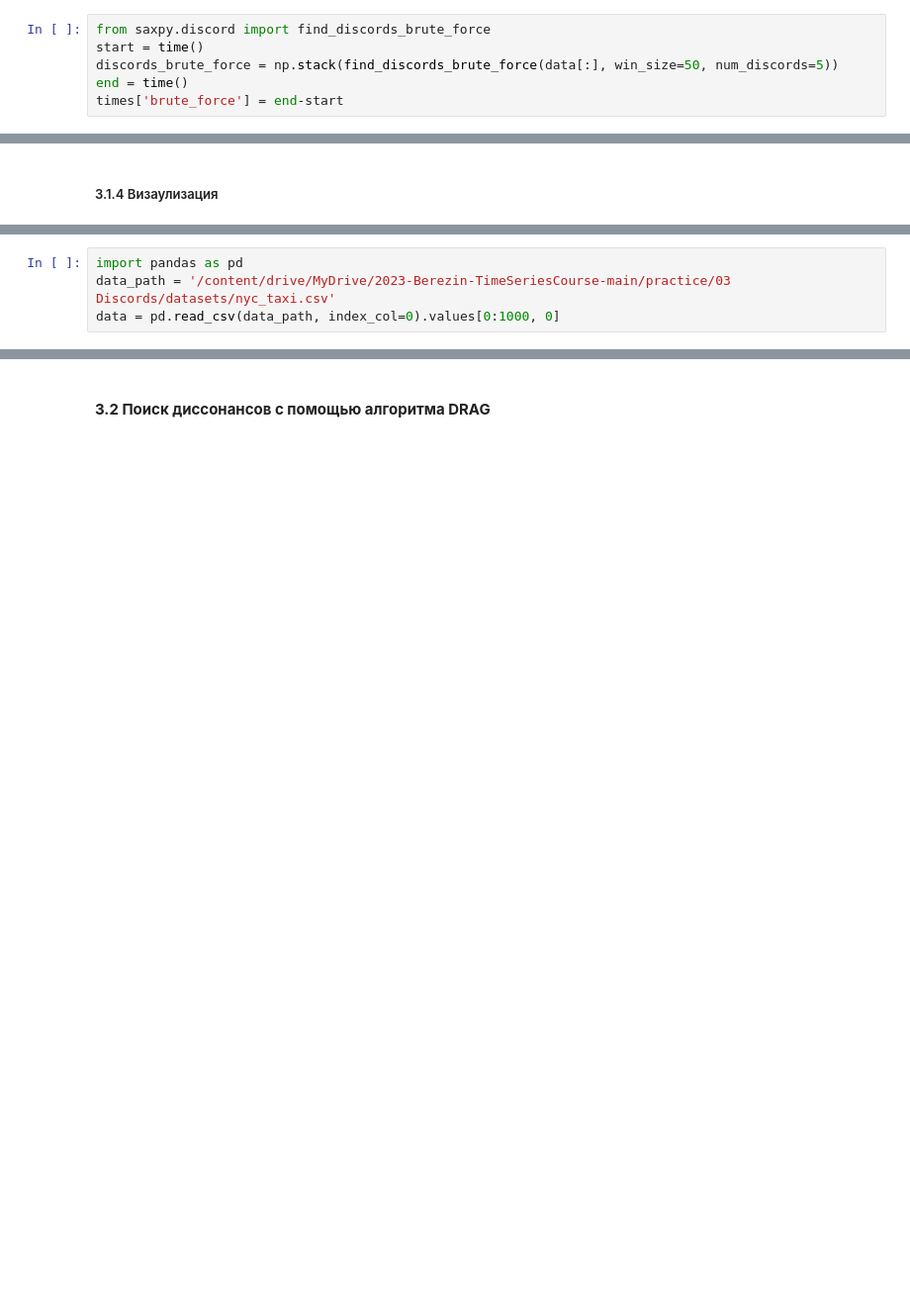
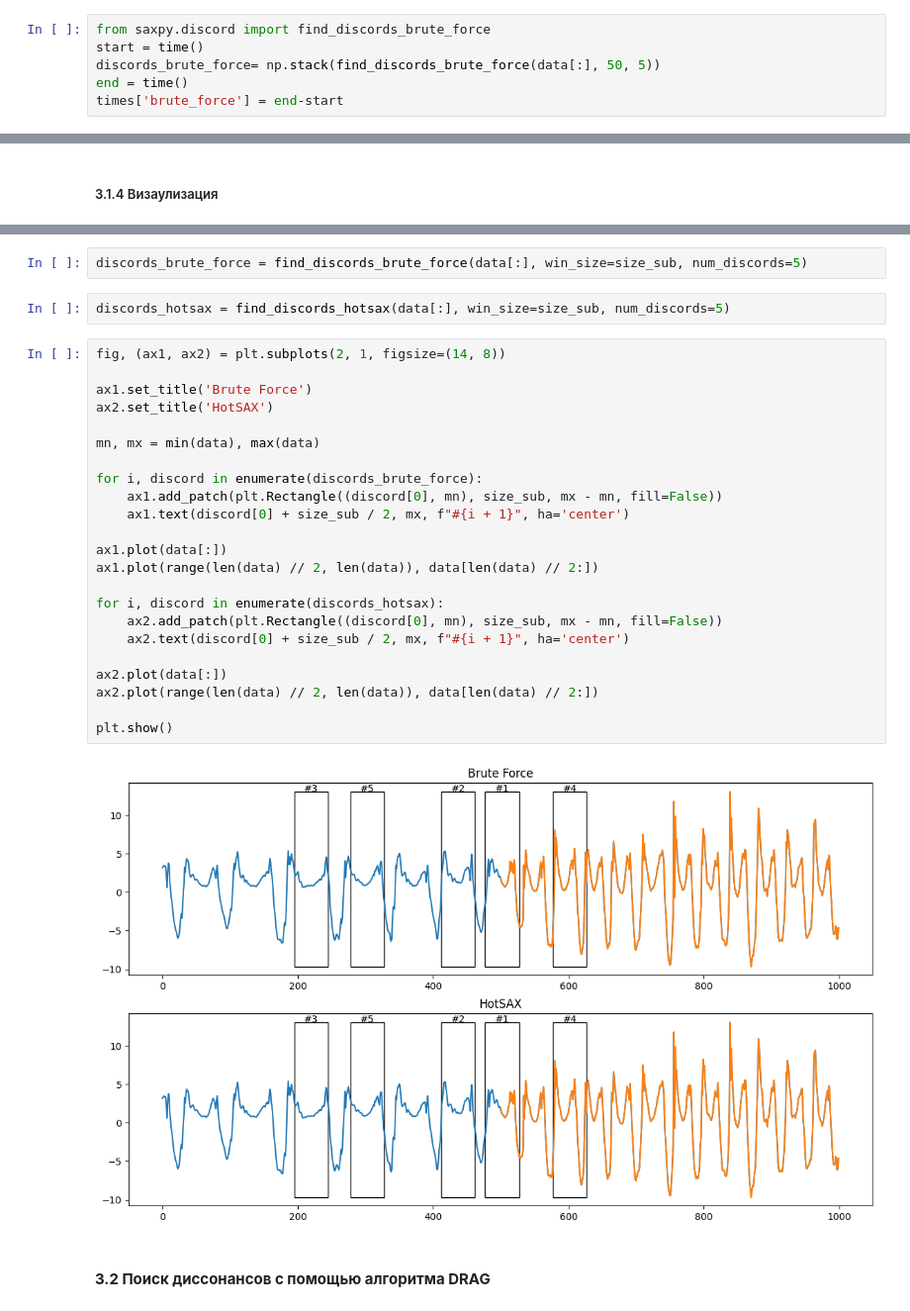
Before and after one commit to Obi1Ne/2023-Berezin-TimeSeriesCourse, a Jupyter notebook: practice/03 Discords/03 Discords.ipynb, the cells around one changed output, grey strips where cells are left out. Shown at 99% size. Cells and saved outputs as stored; diff of their text form; blank space fills up the shorter version.

```diff
--- a/practice/03 Discords/03 Discords.ipynb
+++ b/practice/03 Discords/03 Discords.ipynb
@@ -73,6 +56,6 @@ times={}
 # %%
 from saxpy.discord import find_discords_brute_force
 start = time()
-discords_brute_force = np.stack(find_discords_brute_force(data[:], win_size=50, num_discords=5))
+discords_brute_force= np.stack(find_discords_brute_force(data[:], 50, 5))
 end = time()
 times['brute_force'] = end-start
@@ -160,4 +100,0 @@ plt.show()
-# %%
-import pandas as pd
-data_path = '/content/drive/MyDrive/2023-Berezin-TimeSeriesCourse-main/practice/03 Discords/datasets/nyc_taxi.csv'
-data = pd.read_csv(data_path, index_col=0).values[0:1000, 0]
@@ -196,3 +153,32 @@ plt.show()
+# %%
+discords_brute_force = find_discords_brute_force(data[:], win_size=size_sub, num_discords=5)
+# %%
+discords_hotsax = find_discords_hotsax(data[:], win_size=size_sub, num_discords=5)
+# %%
+fig, (ax1, ax2) = plt.subplots(2, 1, figsize=(14, 8))
+
+ax1.set_title('Brute Force')
+ax2.set_title('HotSAX')
+
+mn, mx = min(data), max(data)
+
+for i, discord in enumerate(discords_brute_force):
+    ax1.add_patch(plt.Rectangle((discord[0], mn), size_sub, mx - mn, fill=False))
+    ax1.text(discord[0] + size_sub / 2, mx, f"#{i + 1}", ha='center')
+
+ax1.plot(data[:])
+ax1.plot(range(len(data) // 2, len(data)), data[len(data) // 2:])
+
+for i, discord in enumerate(discords_hotsax):
+    ax2.add_patch(plt.Rectangle((discord[0], mn), size_sub, mx - mn, fill=False))
+    ax2.text(discord[0] + size_sub / 2, mx, f"#{i + 1}", ha='center')
+
+ax2.plot(data[:])
+ax2.plot(range(len(data) // 2, len(data)), data[len(data) // 2:])
+
+plt.show()
+# %% [output]
+[figure, added]
 # %% [markdown]
 #### **3.2 Поиск диссонансов с помощью алгоритма DRAG**
 # %%
```
Also changed, not shown: parts of 90 cells of this notebook.
